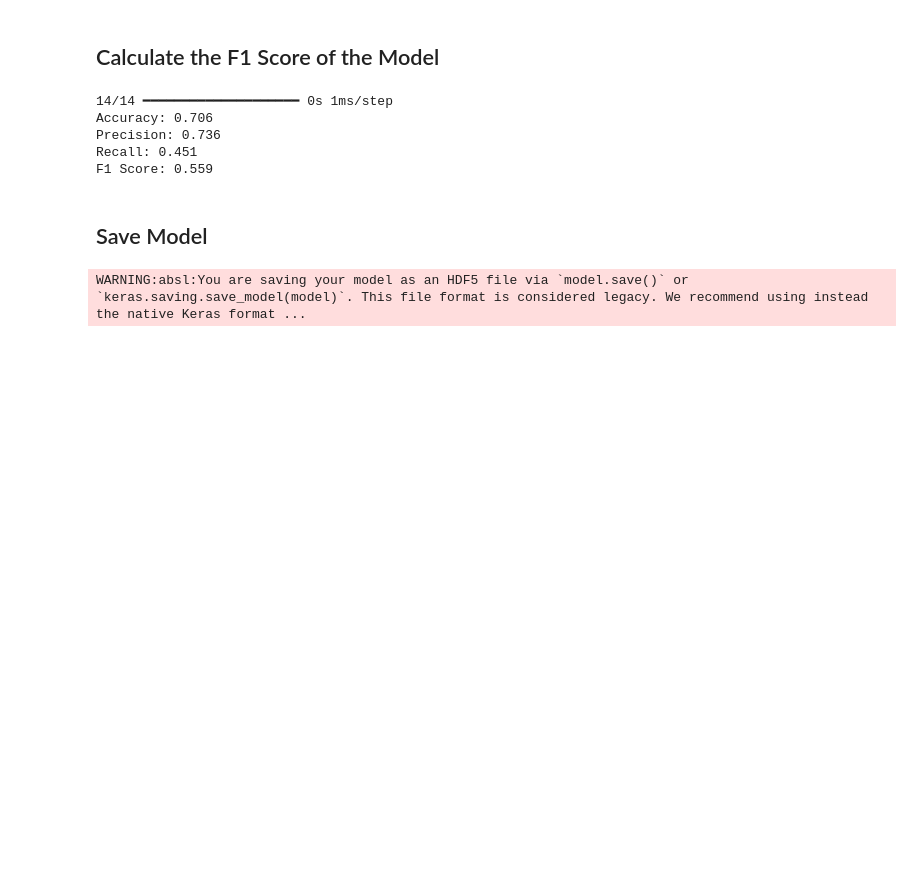
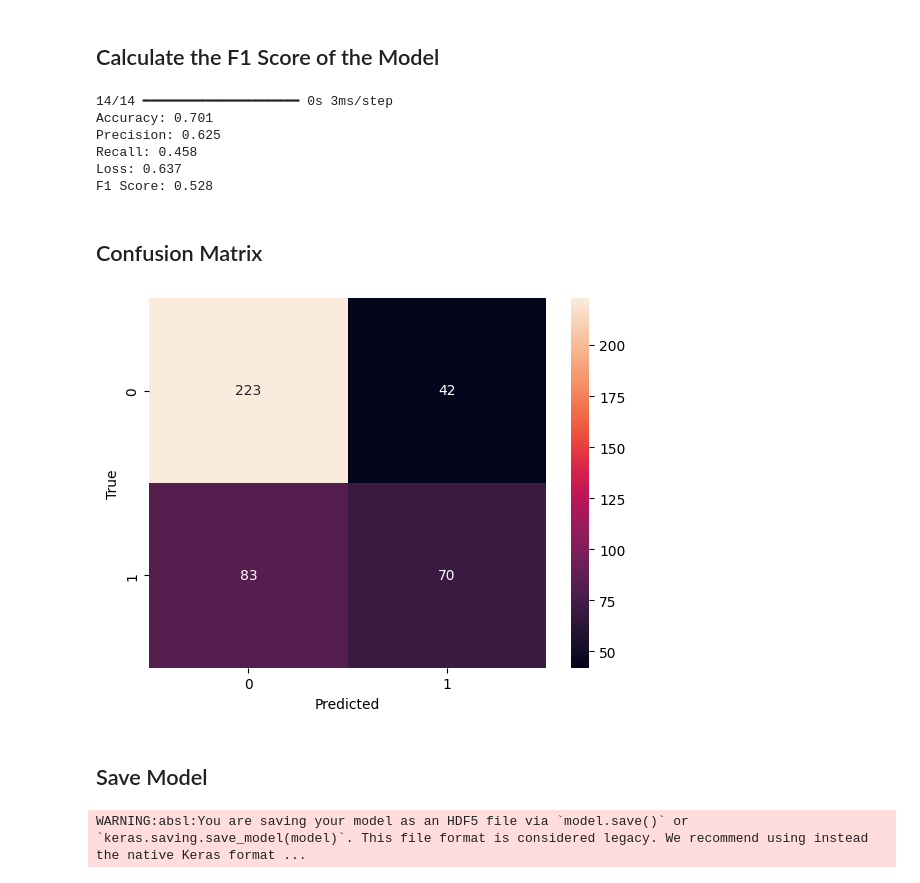
Before and after one commit to Adisa-Shobi/water-quality_model, a Jupyter notebook: notebook_shobi.ipynb, the cells around one changed output. Drawn from its saved outputs; the diff is of its cells as text; code cells hidden in the pictures; blank space fills up the shorter version.

Commit message:
Update: adds confusion matrix to analyze loss

```diff
--- a/notebook_shobi.ipynb
+++ b/notebook_shobi.ipynb
@@ -204,18 +205,34 @@ y_pred = (mymodel.predict(X_val) > 0.5).astype(int).reshape(-1)
 f1 = f1_score(y_val, y_pred)
 precision = precision_score(y_val, y_pred)
 recall = recall_score(y_val, y_pred)
+loss = mymodel.evaluate(X_val, y_val, verbose=0)[0]
 accuracy = mymodel.evaluate(X_val, y_val, verbose=0)[1]
 
 print(f'Accuracy: {accuracy:.3f}')
 print(f'Precision: {precision:.3f}')
 print(f'Recall: {recall:.3f}')
+print(f'Loss: {loss:.3f}')
 print(f'F1 Score: {f1:.3f}')
 # %% [output]
-14/14 ━━━━━━━━━━━━━━━━━━━━ 0s 1ms/step
-Accuracy: 0.706
-Precision: 0.736
-Recall: 0.451
-F1 Score: 0.559
+14/14 ━━━━━━━━━━━━━━━━━━━━ 0s 3ms/step
+Accuracy: 0.701
+Precision: 0.625
+Recall: 0.458
+Loss: 0.637
+F1 Score: 0.528
+# %% [markdown]
+## Confusion Matrix
+# %%
+from sklearn.metrics import confusion_matrix
+
+cm = confusion_matrix(y_val, y_pred)
+
+sns.heatmap(cm, annot=True, fmt="d")
+plt.xlabel('Predicted')
+plt.ylabel('True')
+plt.show()
+# %% [output]
+[figure, added]
 # %% [markdown]
 ## Save Model
 # %%
```
Also changed, not shown: parts of 3 cells of this notebook, 1 other file.
